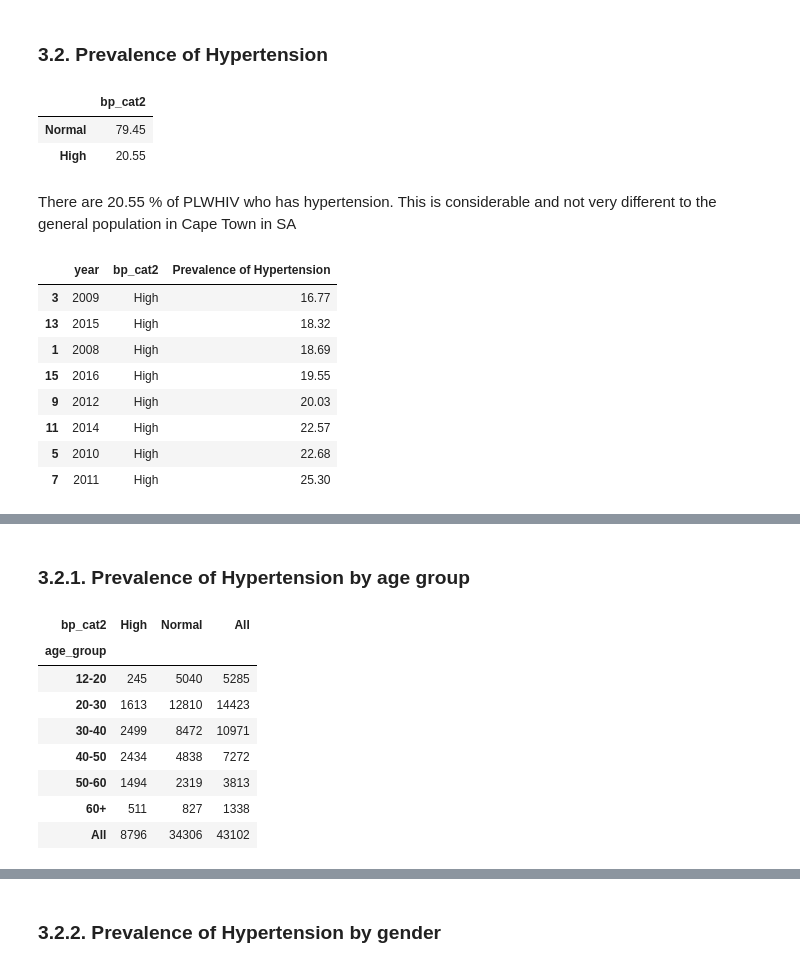
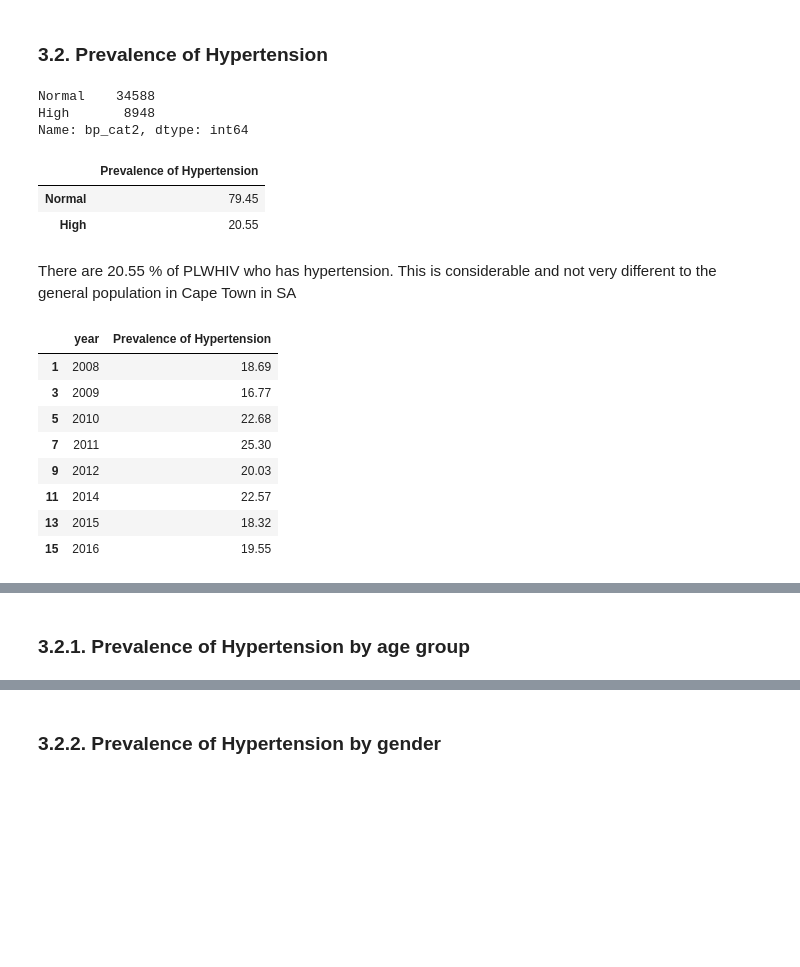
Before and after one commit to boniale/PDA_Python_HTN_PLWHIV, a Jupyter notebook: PDA_Report.ipynb, the cells around one changed output, grey strips where cells are left out. Saved outputs shown, nothing was run; the diff lists cells and outputs as text; code cells hidden in the pictures; blank space fills up the shorter version.

Commit message:
new graphs and tables

```diff
--- a/PDA_Report.ipynb
+++ b/PDA_Report.ipynb
@@ -117,12 +118,16 @@ hiv2['sex'] = hiv2['sex'].astype('category')
 ## rename gender category
 hiv2['sex'] = hiv2['sex'].cat.rename_categories({2:"female",1: "male"})
 
-# ## let's decribe the number of male and female
-# print(hiv2["sex"].value_counts())
 
-# ## and get there percentage
-# print(hiv2["sex"].value_counts(normalize = True))
-
+## cd4 renaming
+hiv2['cd4_cat2'] = hiv2['cd4_cat'].astype('category')
+hiv2['cd4_cat2'] = hiv2['cd4_cat2'].cat.rename_categories({
+   1 : "<50 cells/μl",
+   2 : "50-249 cells/μl",
+   3 : "250-349 cells/μl",
+   4 : "350-499 cells/μl",
+   5 : "500+ cells/μ"
+})
 
 hiv2.head()
 # %% [output]
@@ -172,10 +177,17 @@ hiv2['bp_cat2'] = hiv2['bp_cat'].replace(conversion_dictionary)
 
 # print(hiv2["bp_cat2"].value_counts(normalize = True))
 # %%
-boni = hiv2["bp_cat2"].value_counts(normalize = True)
-pd.DataFrame(round(boni * 100, 2))
+prev_total1 = hiv2["bp_cat2"].value_counts()
+prev_total = hiv2["bp_cat2"].value_counts(normalize = True)
+prev_total = pd.DataFrame(round( prev_total* 100, 2))
+prev_total.columns = ["Prevalence of Hypertension"]
+print(prev_total1)
+prev_total
 # %% [output]
+Normal    34588
+High       8948
+Name: bp_cat2, dtype: int64
-|  | bp_cat2 |
+|  | Prevalence of Hypertension |
 | Normal | 79.45 |
 | High | 20.55 |
 # %% [markdown]
@@ -186,22 +198,21 @@ prev_year = round(prev_year*100, 2)
 # %%
 prev_year_bp = hiv2.groupby("year")["bp_cat2"].value_counts(normalize = True)
 prev_year_bp = pd.DataFrame(round(prev_year_bp*100, 2))
 prev_year_bp.columns = ["Prevalence of Hypertension"]
-prev_year_bp
 prev_year_bp = prev_year_bp.reset_index()
 prev_year_bp = prev_year_bp.loc[prev_year_bp["bp_cat2"]=="High"]
-prev_year_bp = prev_year_bp.sort_values(by = ['Prevalence of Hypertension'])
+prev_year_bp = prev_year_bp.drop(['bp_cat2'], axis = 1)
 prev_year_bp
 # %% [output]
-|  | year | bp_cat2 | Prevalence of Hypertension |
-| 3 | 2009 | High | 16.77 |
-| 13 | 2015 | High | 18.32 |
-| 1 | 2008 | High | 18.69 |
-| 15 | 2016 | High | 19.55 |
-| 9 | 2012 | High | 20.03 |
-| 11 | 2014 | High | 22.57 |
-| 5 | 2010 | High | 22.68 |
-| 7 | 2011 | High | 25.30 |
+|  | year | Prevalence of Hypertension |
+| 1 | 2008 | 18.69 |
+| 3 | 2009 | 16.77 |
+| 5 | 2010 | 22.68 |
+| 7 | 2011 | 25.30 |
+| 9 | 2012 | 20.03 |
+| 11 | 2014 | 22.57 |
+| 13 | 2015 | 18.32 |
+| 15 | 2016 | 19.55 |
 # %%
 ## Let's see the prevalence of hypertension over the year
 fig_prev = px.bar(prev_year_bp,
@@ -222,16 +235,3 @@ fig_prev.show()
 [interactive output not drawn]
 # %% [markdown]
 ### 3.2.1. Prevalence of Hypertension by age group
-# %%
-## Prevalence of HTN by age group
-pd.crosstab(hiv2["age_group"], hiv2["bp_cat2"], margins = True)
-# %% [output]
-| bp_cat2 | High | Normal | All |
-| age_group |  |  |  |
-| 12-20 | 245 | 5040 | 5285 |
-| 20-30 | 1613 | 12810 | 14423 |
-| 30-40 | 2499 | 8472 | 10971 |
-| 40-50 | 2434 | 4838 | 7272 |
-| 50-60 | 1494 | 2319 | 3813 |
-| 60+ | 511 | 827 | 1338 |
-| All | 8796 | 34306 | 43102 |
```
Also changed, not shown: parts of 35 cells of this notebook.
